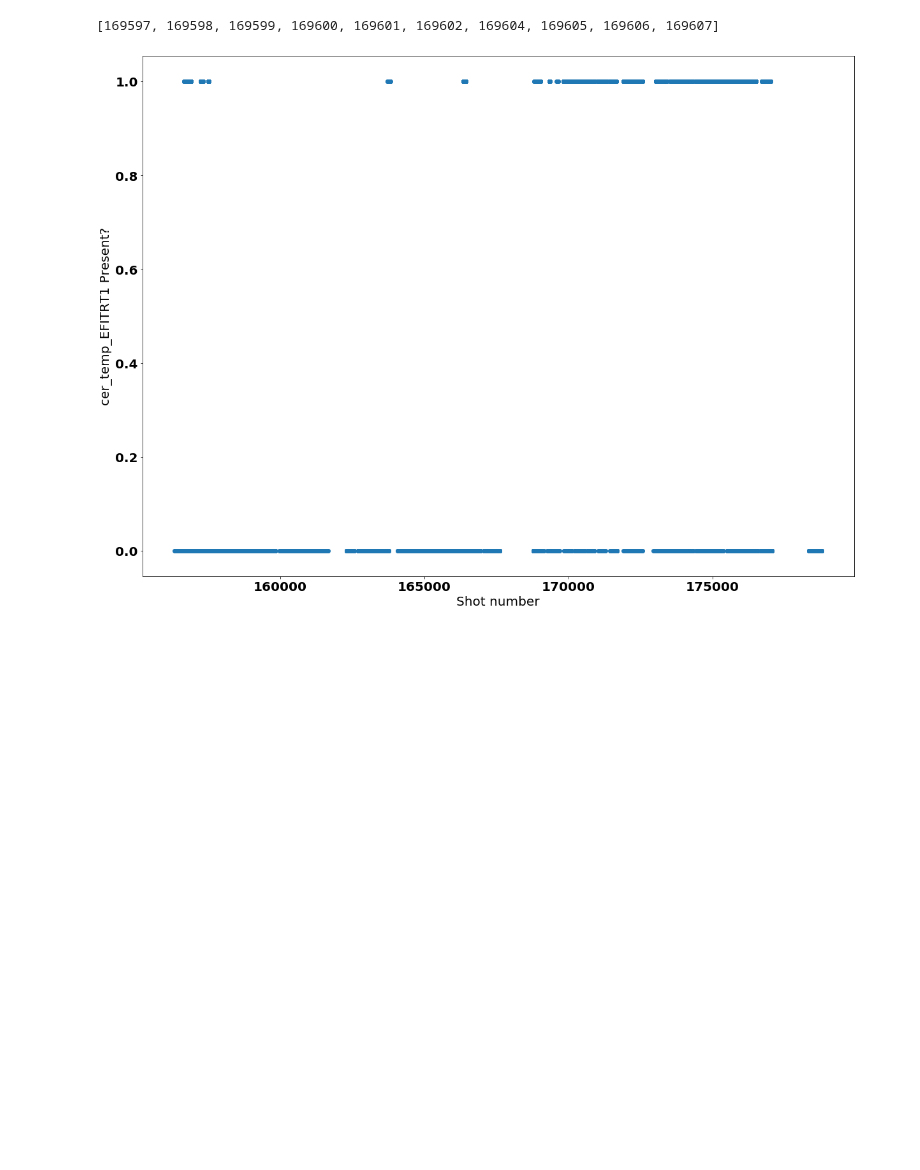
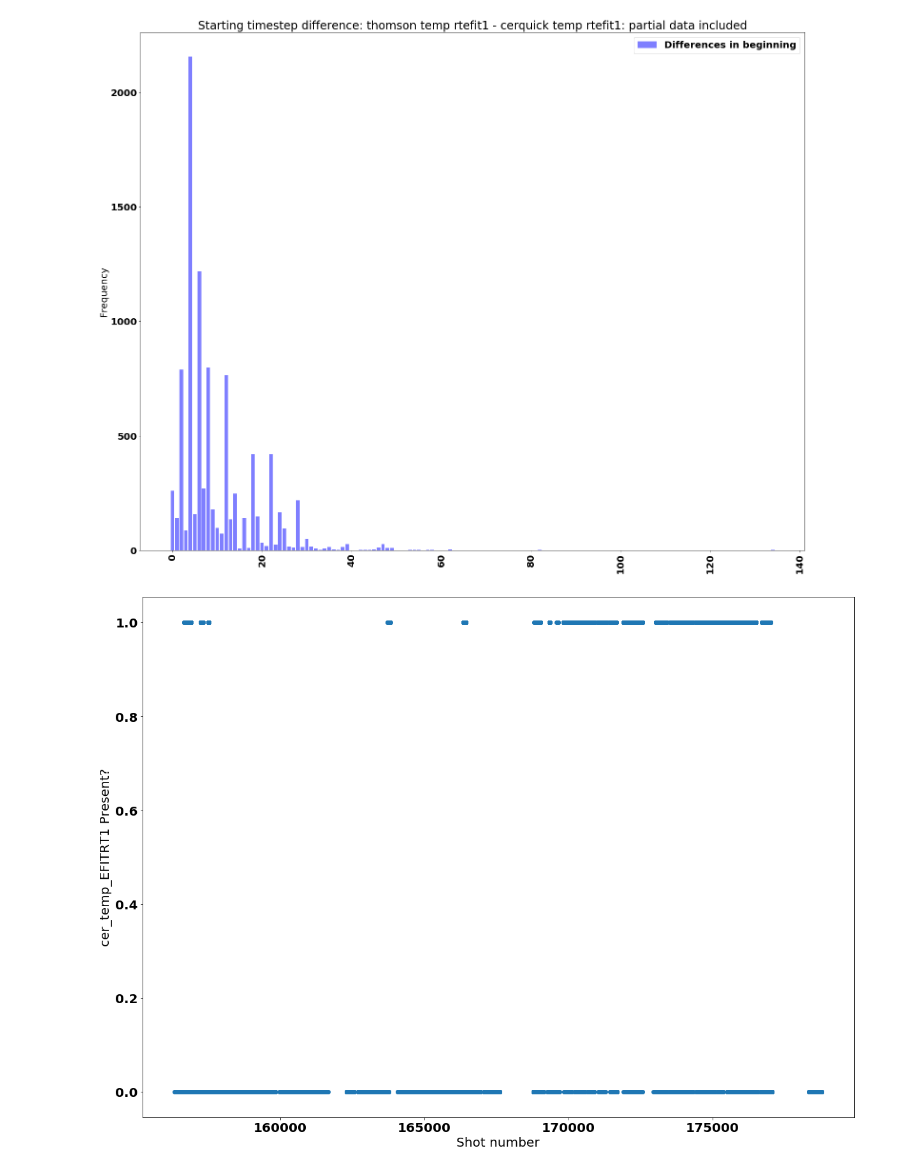
Before and after one commit to PlasmaControl/plasma-profile-predictor, a Jupyter notebook: notebooks/Untitled.ipynb, the cells around one changed output. Drawn from its saved outputs; the diff is of its cells as text; code cells hidden in the pictures; blank space fills up the shorter version.

```diff
--- a/notebooks/Untitled.ipynb
+++ b/notebooks/Untitled.ipynb
@@ -51,2 +74,31 @@ plt.show()
+# %%
+def get_counts(arr):
+    counts={}
+    for elem in np.unique(arr):
+        counts[elem]=len(np.where(arr==elem)[0])
+    return counts
+# %%
+colors=['b','g']
+labels=['Differences in beginning']
+alpha=.5
+datasets=[beginning_differences]
+
+for i,dataset in enumerate(datasets):
+    counts=get_counts(dataset)
+    x=np.array(list(counts.keys()))
+    y=np.array(list(counts.values()))
+
+    x=x[np.argsort(y)]
+    y=np.sort(y)
+
+    plt.bar(x, y, color=colors[i],label=labels[i], alpha=alpha)
+
+plt.legend()
+plt.title('Starting timestep difference: thomson temp rtefit1 - cerquick temp rtefit1: partial data included')
+plt.xticks(rotation=90)
+plt.ylabel('Frequency')
+plt.show()
+# %% [output]
+[figure, added]
 # %%
 valid_shots=[]
@@ -57,5 +109 @@ for shot in sorted(shots):
             valid_shots.append(shot)
-# %%
-print(valid_shots[:10])
-# %% [output]
-[169597, 169598, 169599, 169600, 169601, 169602, 169604, 169605, 169606, 169607]
```
Also changed, not shown: parts of 10 cells of this notebook, 22 other files.
